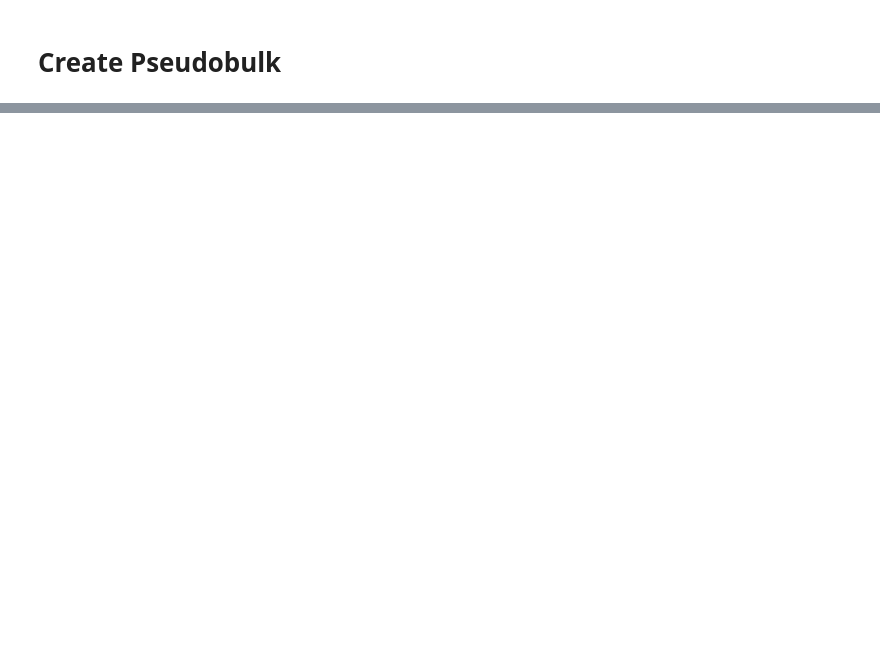
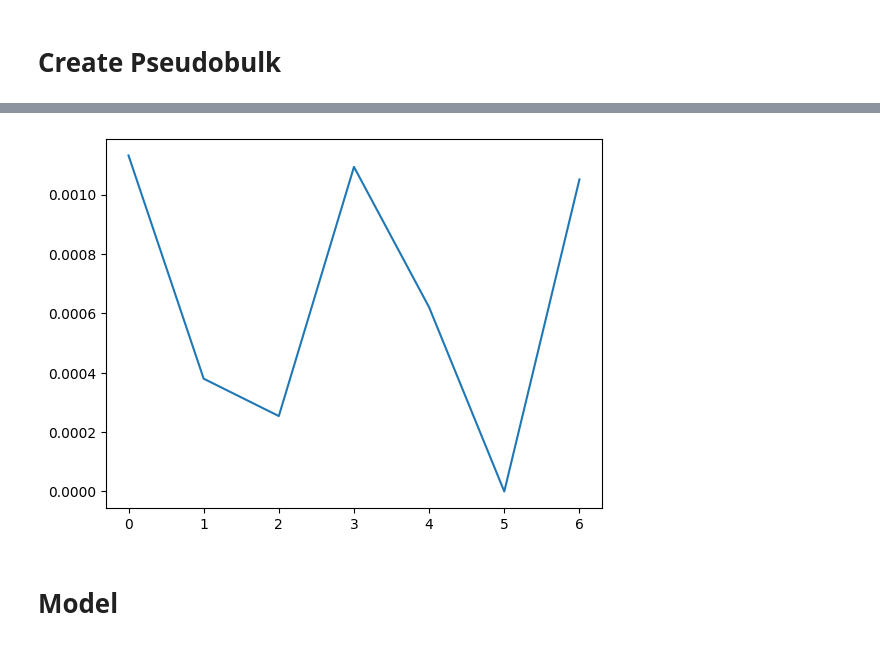
Before and after one commit to Michell203/DingLab, a Jupyter notebook: DLabCode.ipynb, the cells around one changed output, grey strips where cells are left out. Saved outputs shown, nothing was run; the diff lists cells and outputs as text; code cells hidden in the pictures; blank space fills up the shorter version.

```diff
--- a/DLabCode.ipynb
+++ b/DLabCode.ipynb
@@ -113,8 +118,8 @@ def create_pseudo_bulk(h5_files):
 
   return np.array(pseudo_bulks)
 # %%
-obs_names = {}
-for i in range(7):
+obs_names = {} # For .obs of bulk AnnData object
+for i in range(len(h5_files)): # 7
   obs_names[i] = "TimeStamp" + str(i)
 obs_frame = pd.DataFrame(list(obs_names.items()), columns=['Index', 'TimeStamp'])
 print(obs_frame)
@@ -125,3 +130,8 @@ bulks_adata = ad.AnnData(bulks, obs=obs_frame, var=t0.var)
 print(bulks_adata.X)
 print(bulks_adata.obs)
 print(bulks_adata.var)
+# %%
+bulks_adata.obs['files'] = ['GSM4504959_E12.5_filtered_gene_bc_matrices.h5', 'GSM4504960_E15.5_filtered_gene_bc_matrices.h5',
+                            'GSM4504961_E17.5_filtered_gene_bc_matrices.h5', 'GSM4504962_P3_filtered_gene_bc_matrices.h5',
+                            'GSM4504963_P7_filtered_gene_bc_matrices.h5', 'GSM4504964_P15_filtered_gene_bc_matrices.h5',
+                            'GSM4504965_P42_filtered_gene_bc_matrices.h5']
@@ -127,0 +142,15 @@ print(bulks_adata.var)
+# %%
+def pick_gene(gene_no, gene_database=bulks_adata):
+  return gene_database.X[:, gene_no]
+# %%
+# Look at time series patterns of a selected gene
+gene_timeseries = pick_gene(0)
+def plot_geneseries(gene):
+  length = [x for x in range(len(gene))]
+  plt.plot(length, gene)
+
+plot_geneseries(gene_timeseries)
+# %% [output]
+[figure, added]
+# %% [markdown]
+# Model
```
Also changed, not shown: parts of 16 cells of this notebook.
